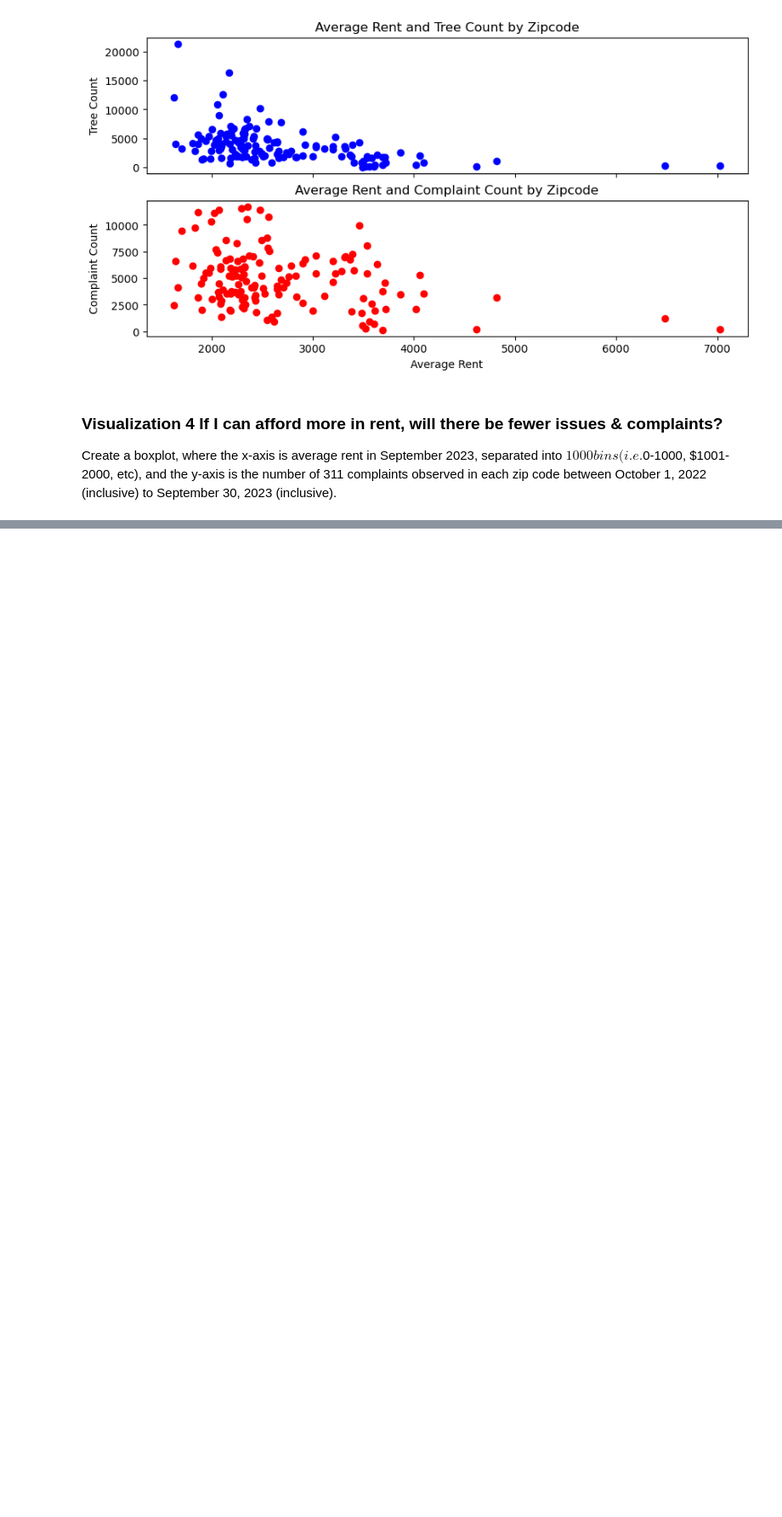
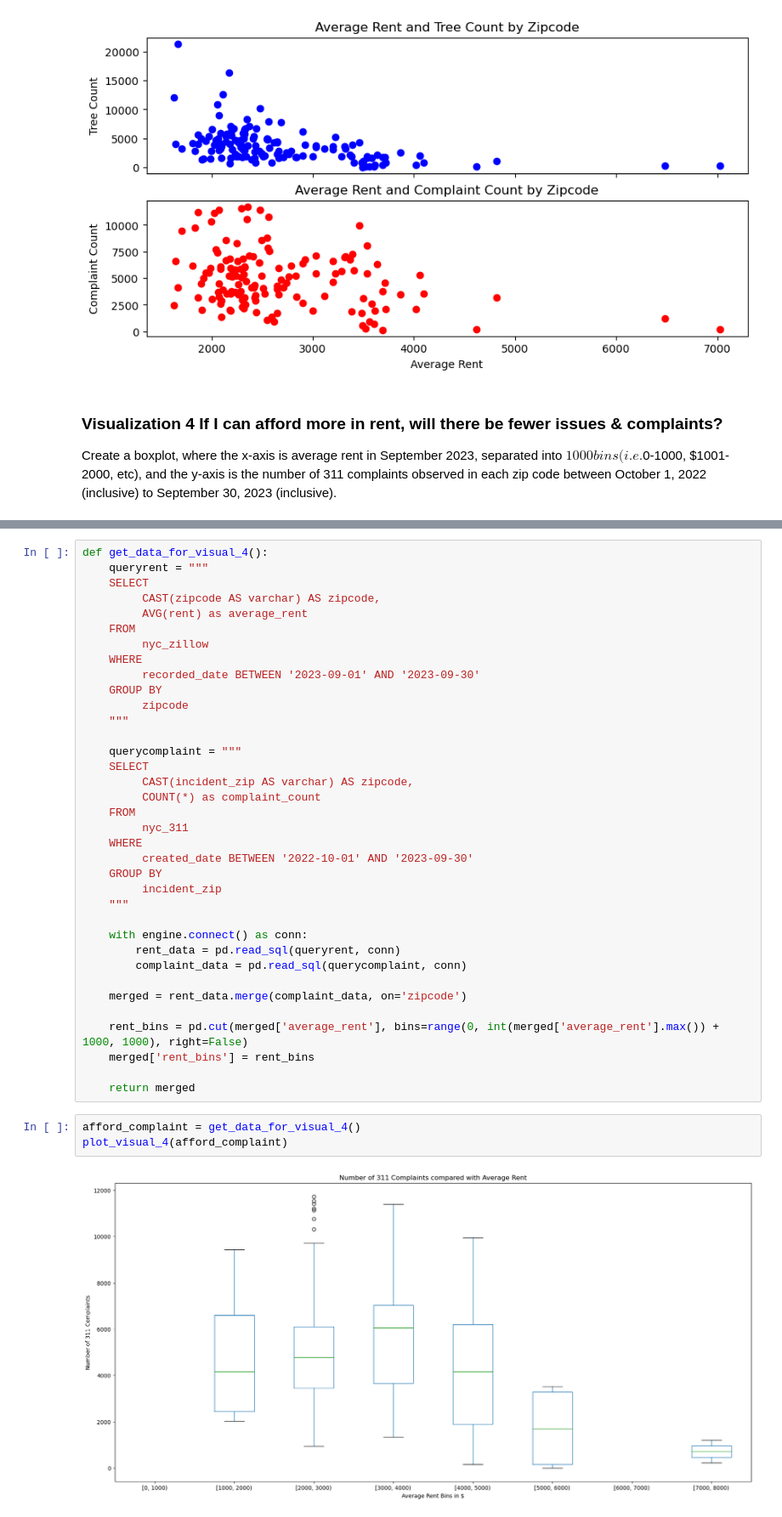
Before and after one commit to MingweiHe1/Group24Project4501, a Jupyter notebook: 4501Project.ipynb, the cells around one changed output, grey strips where cells are left out. Shown at 85% size. Saved outputs shown, nothing was run; the diff lists cells and outputs as text; blank space fills up the shorter version.

```diff
--- a/4501Project.ipynb
+++ b/4501Project.ipynb
@@ -936,0 +949,41 @@ Create a boxplot, where the x-axis is average rent in September 2023, separated
+# %%
+def get_data_for_visual_4():
+    queryrent = """
+    SELECT
+         CAST(zipcode AS varchar) AS zipcode,
+         AVG(rent) as average_rent
+    FROM
+         nyc_zillow
+    WHERE
+         recorded_date BETWEEN '2023-09-01' AND '2023-09-30'
+    GROUP BY
+         zipcode
+    """
+
+    querycomplaint = """
+    SELECT
+         CAST(incident_zip AS varchar) AS zipcode,
+         COUNT(*) as complaint_count
+    FROM
+         nyc_311
+    WHERE
+         created_date BETWEEN '2022-10-01' AND '2023-09-30'
+    GROUP BY
+         incident_zip
+    """
+
+    with engine.connect() as conn:
+        rent_data = pd.read_sql(queryrent, conn)
+        complaint_data = pd.read_sql(querycomplaint, conn)
+
+    merged = rent_data.merge(complaint_data, on='zipcode')
+
+    rent_bins = pd.cut(merged['average_rent'], bins=range(0, int(merged['average_rent'].max()) + 1000, 1000), right=False)
+    merged['rent_bins'] = rent_bins
+
+    return merged
+# %%
+afford_complaint = get_data_for_visual_4()
+plot_visual_4(afford_complaint)
+# %% [output]
+[figure, added]
```
Also changed, not shown: parts of 10 cells of this notebook.
